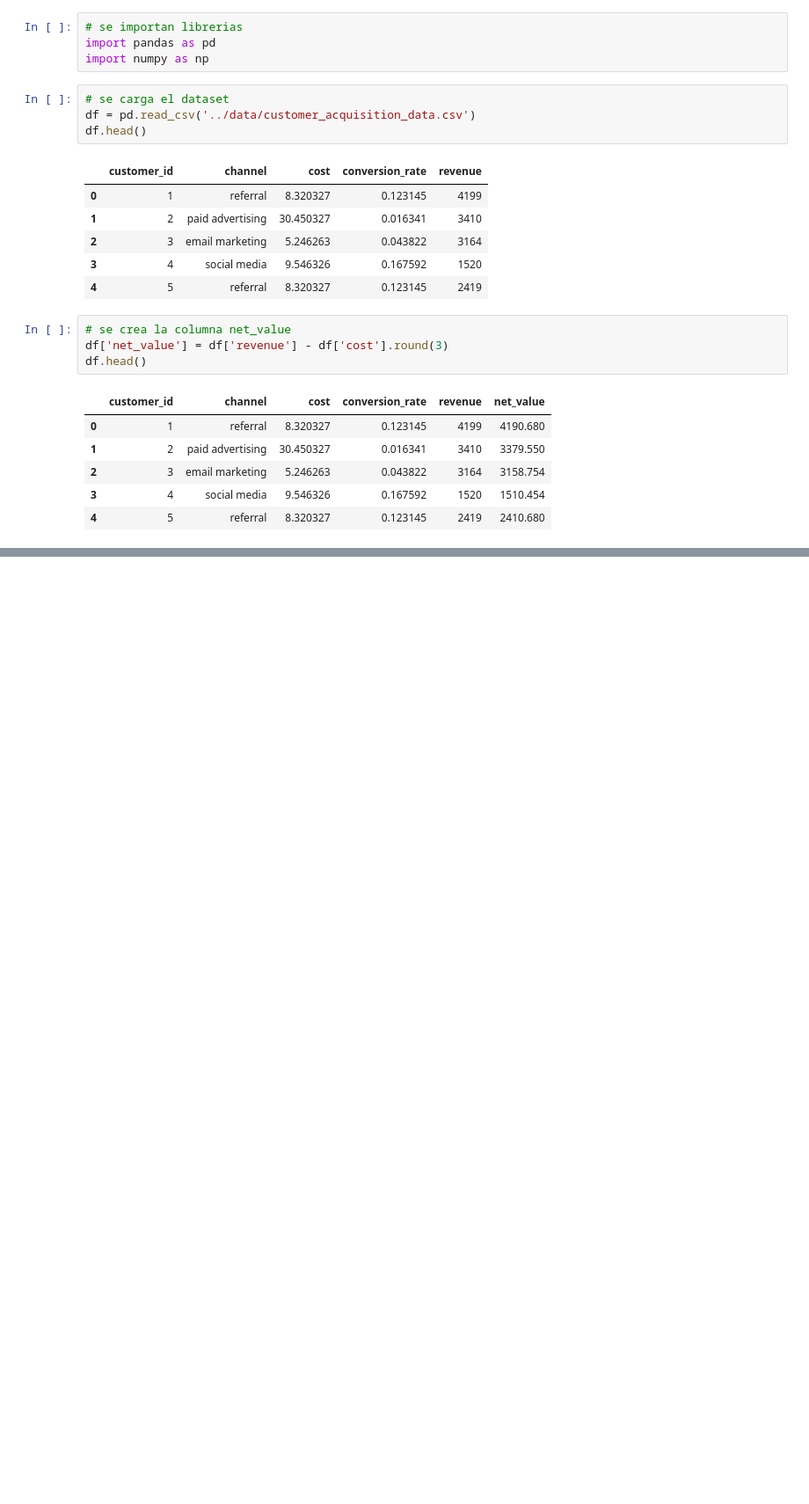
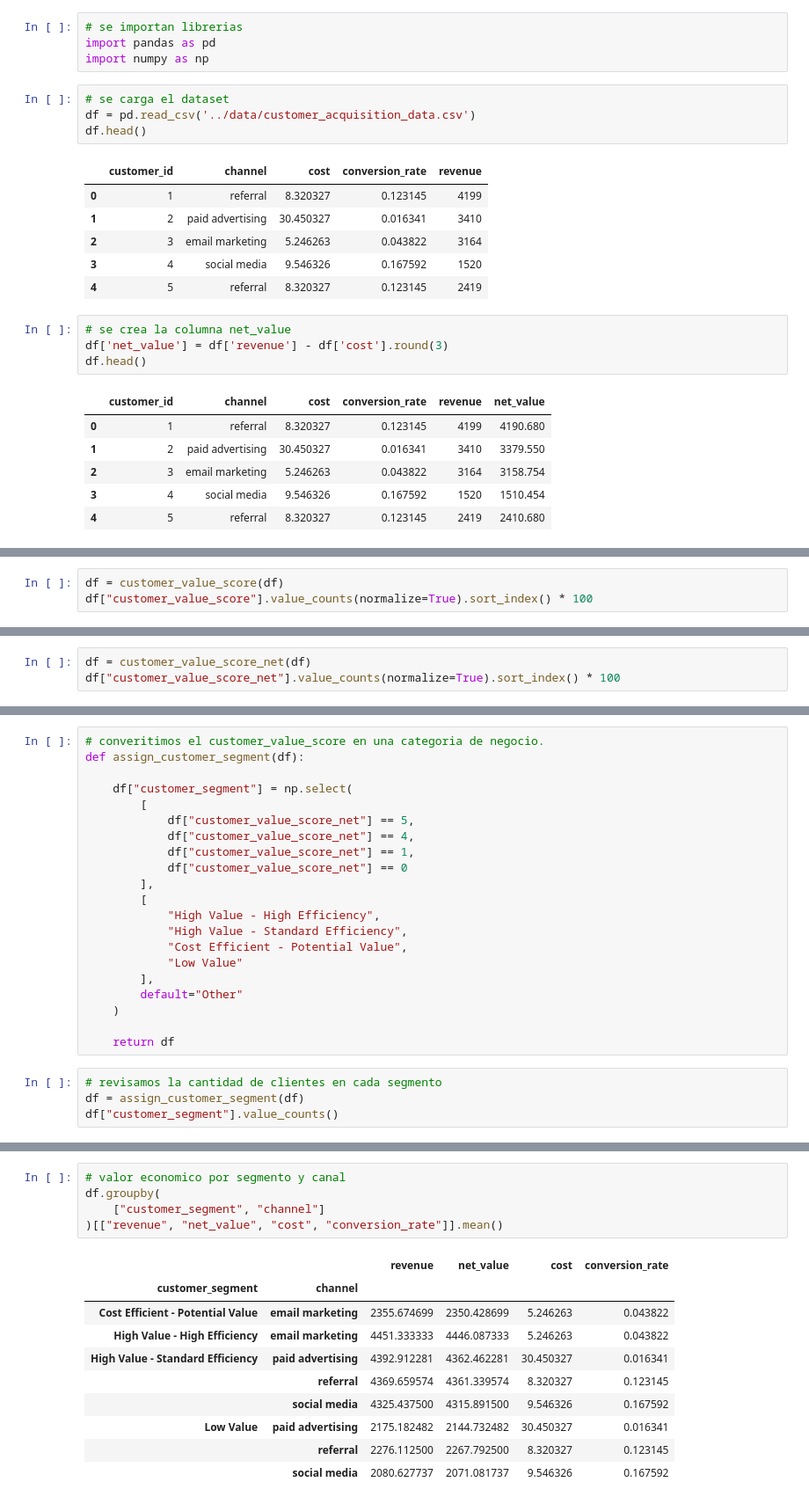
Before and after one commit to Andres240989/customer-lifetime-value_analysis, a Jupyter notebook: notebooks/02_customer_segmentation.ipynb, the cells around one changed output, grey strips where cells are left out. Shown at 88% size. Cells and saved outputs as stored; diff of their text form; blank space fills up the shorter version.

Commit message:
complete segmentation analysis

```diff
--- a/notebooks/02_customer_segmentation.ipynb
+++ b/notebooks/02_customer_segmentation.ipynb
@@ -36,0 +201,3 @@ ValueError: The truth value of an array with more than one element is ambiguous.
+# %%
+df = customer_value_score(df)
+df["customer_value_score"].value_counts(normalize=True).sort_index() * 100
@@ -36,0 +323,3 @@ ValueError: The truth value of an array with more than one element is ambiguous.
+# %%
+df = customer_value_score_net(df)
+df["customer_value_score_net"].value_counts(normalize=True).sort_index() * 100
@@ -36,0 +376,25 @@ ValueError: The truth value of an array with more than one element is ambiguous.
+# %%
+# converitimos el customer_value_score en una categoria de negocio.
+def assign_customer_segment(df):
+
+    df["customer_segment"] = np.select(
+        [
+            df["customer_value_score_net"] == 5,
+            df["customer_value_score_net"] == 4,
+            df["customer_value_score_net"] == 1,
+            df["customer_value_score_net"] == 0
+        ],
+        [
+            "High Value - High Efficiency",
+            "High Value - Standard Efficiency",
+            "Cost Efficient - Potential Value",
+            "Low Value"
+        ],
+        default="Other"
+    )
+
+    return df
+# %%
+# revisamos la cantidad de clientes en cada segmento
+df = assign_customer_segment(df)
+df["customer_segment"].value_counts()
@@ -36,0 +423,16 @@ ValueError: The truth value of an array with more than one element is ambiguous.
+# %%
+# valor economico por segmento y canal
+df.groupby(
+    ["customer_segment", "channel"]
+)[["revenue", "net_value", "cost", "conversion_rate"]].mean()
+# %% [output]
+|  |  | revenue | net_value | cost | conversion_rate |
+| customer_segment | channel |  |  |  |  |
+| Cost Efficient - Potential Value | email marketing | 2355.674699 | 2350.428699 | 5.246263 | 0.043822 |
+| High Value - High Efficiency | email marketing | 4451.333333 | 4446.087333 | 5.246263 | 0.043822 |
+| High Value - Standard Efficiency | paid advertising | 4392.912281 | 4362.462281 | 30.450327 | 0.016341 |
+|  | referral | 4369.659574 | 4361.339574 | 8.320327 | 0.123145 |
+|  | social media | 4325.437500 | 4315.891500 | 9.546326 | 0.167592 |
+| Low Value | paid advertising | 2175.182482 | 2144.732482 | 30.450327 | 0.016341 |
+|  | referral | 2276.112500 | 2267.792500 | 8.320327 | 0.123145 |
+|  | social media | 2080.627737 | 2071.081737 | 9.546326 | 0.167592 |
```
Also changed, not shown: parts of 25 cells of this notebook.
